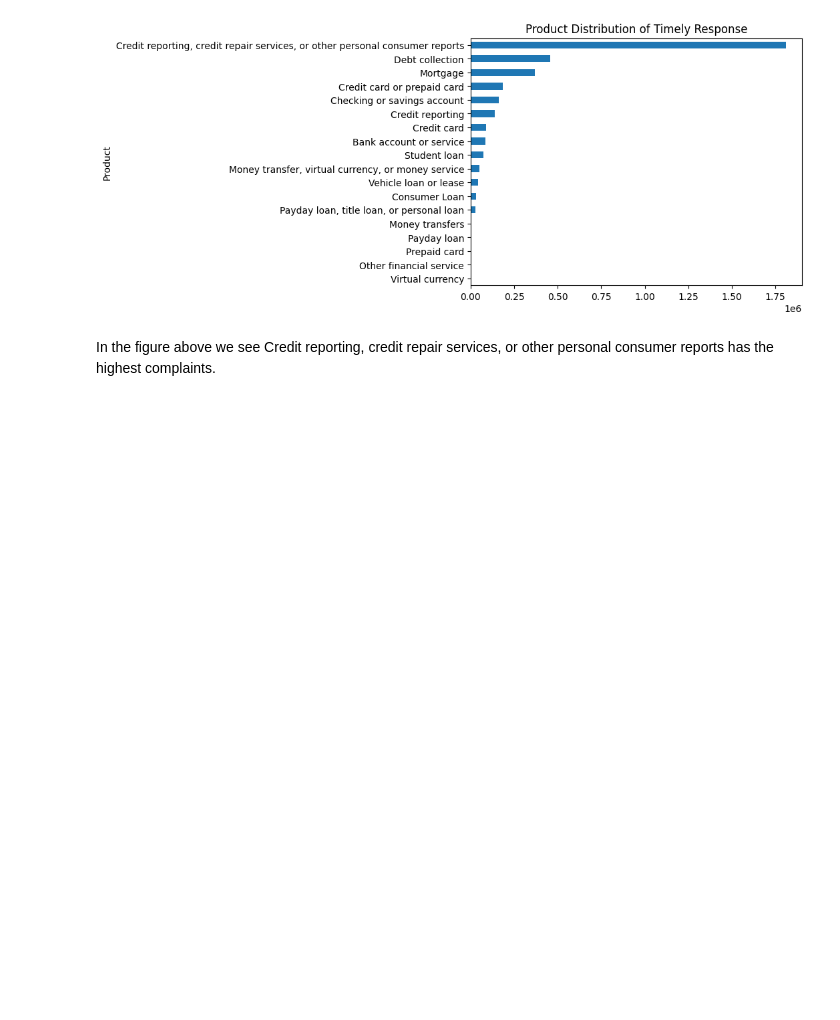
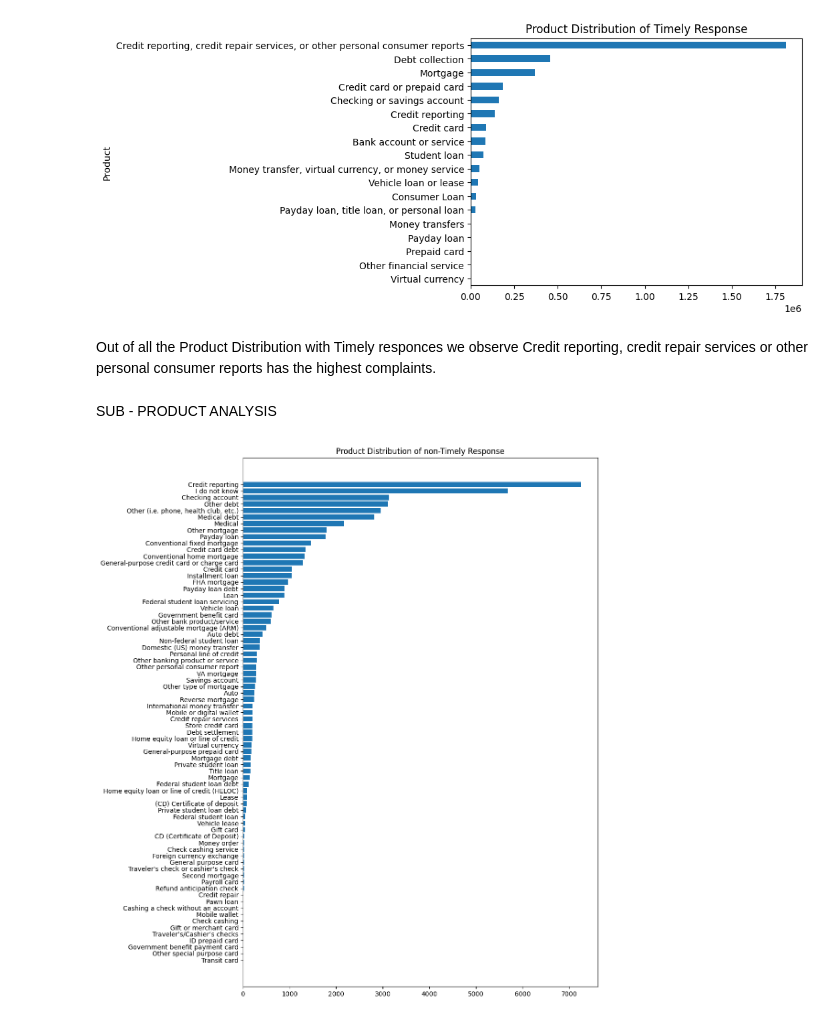
Before and after one commit to daminorris/Consumer-analytics, a Jupyter notebook: Consumer Complaints Analytics .ipynb, the cells around one changed output. Drawn from its saved outputs; the diff is of its cells as text; code cells hidden in the pictures; blank space fills up the shorter version.

```diff
--- a/Consumer Complaints Analytics .ipynb
+++ b/Consumer Complaints Analytics .ipynb
@@ -169,4 +193,23 @@ df[df['Timely response?'] == 'Yes']['Product'].value_counts().sort_values().plot
 <Axes: title={'center': 'Product Distribution of Timely Response'}, ylabel='Product'>
 [figure]
 # %% [markdown]
-In the figure above we see Credit reporting, credit repair services, or other personal consumer reports has the highest complaints.
+Out of all the Product Distribution with Timely responces we observe Credit reporting, credit repair services or other personal consumer reports has the highest complaints.
+# %% [markdown]
+SUB - PRODUCT ANALYSIS
+# %%
+# Complaint distribution of only Timely Response = NO
+non_timely_response_df = df[df['Timely response?'] == 'No']
+
+# Count the occurrences of each 'Sub-product' and sort values
+sub_product_counts = non_timely_response_df['Sub-product'].value_counts().sort_values()
+
+# Specify the figure size (width, height) in inches
+fig = plt.figure(figsize=(10, 15))
+
+# Plot the horizontal bar chart
+plt.barh(sub_product_counts.index, sub_product_counts.values)
+plt.title('Product Distribution of non-Timely Response')
+
+plt.show()
+# %% [output]
+[figure, added]
```
Also changed, not shown: parts of 21 cells of this notebook.
